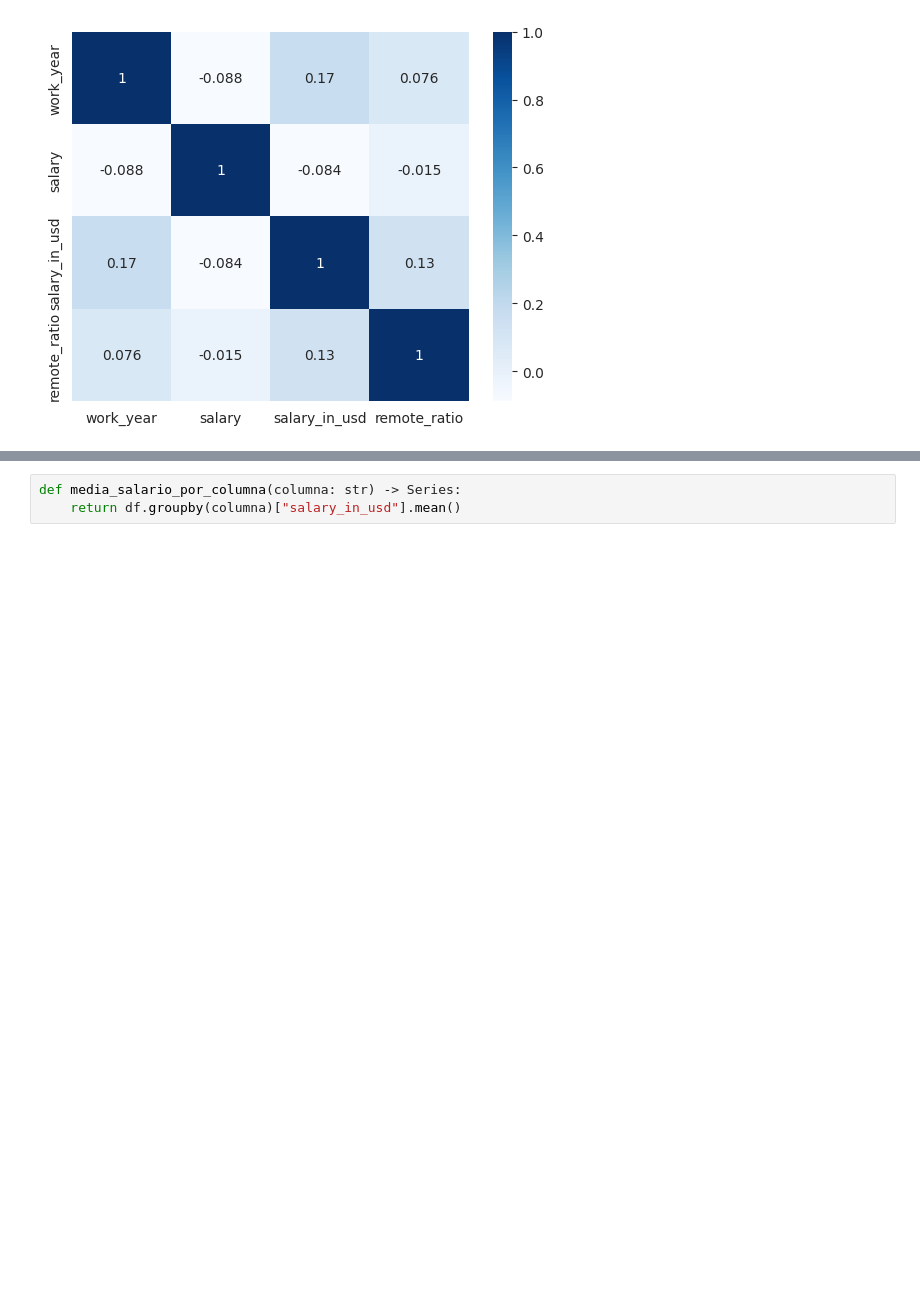
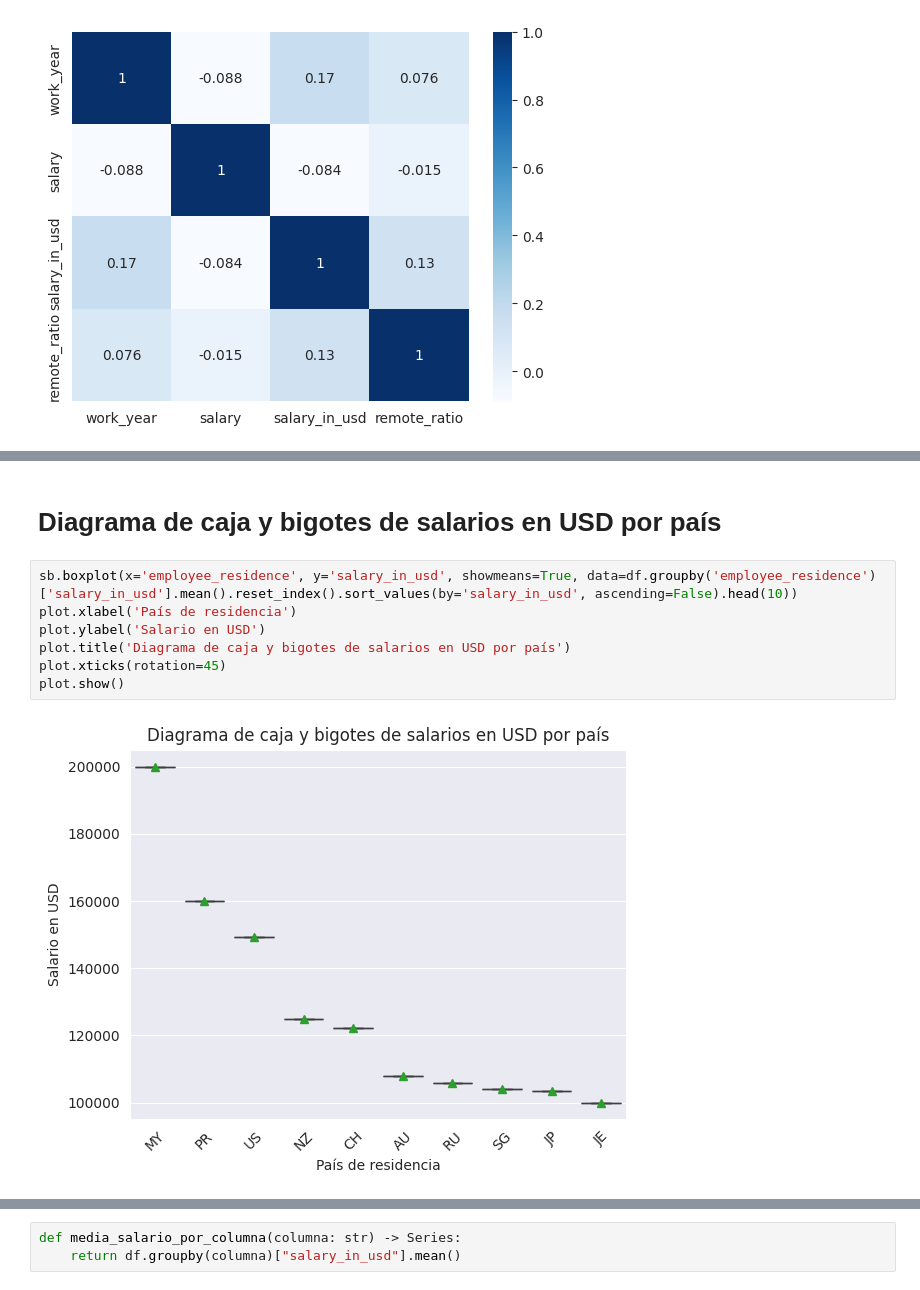
Before and after one commit to richistron/ds-bootcamp, a Jupyter notebook: src/modulo1/Final_M1_DS.ipynb, the cells around one changed output, grey strips where cells are left out. Drawn from its saved outputs; the diff is of its cells as text; blank space fills up the shorter version.

```diff
--- a/src/modulo1/Final_M1_DS.ipynb
+++ b/src/modulo1/Final_M1_DS.ipynb
@@ -227 +223,12 @@ sb.heatmap(correlacion, cmap="Blues", annot=True)
+# %% [markdown]
+# Diagrama de caja y bigotes de salarios en USD por país
+# %%
+sb.boxplot(x='employee_residence', y='salary_in_usd', showmeans=True, data=df.groupby('employee_residence')['salary_in_usd'].mean().reset_index().sort_values(by='salary_in_usd', ascending=False).head(10))
+plot.xlabel('País de residencia')
+plot.ylabel('Salario en USD')
+plot.title('Diagrama de caja y bigotes de salarios en USD por país')
+plot.xticks(rotation=45)
+plot.show()
+# %% [output]
+[figure, added]
 # %% [markdown]
```
Also changed, not shown: parts of 54 cells of this notebook.
